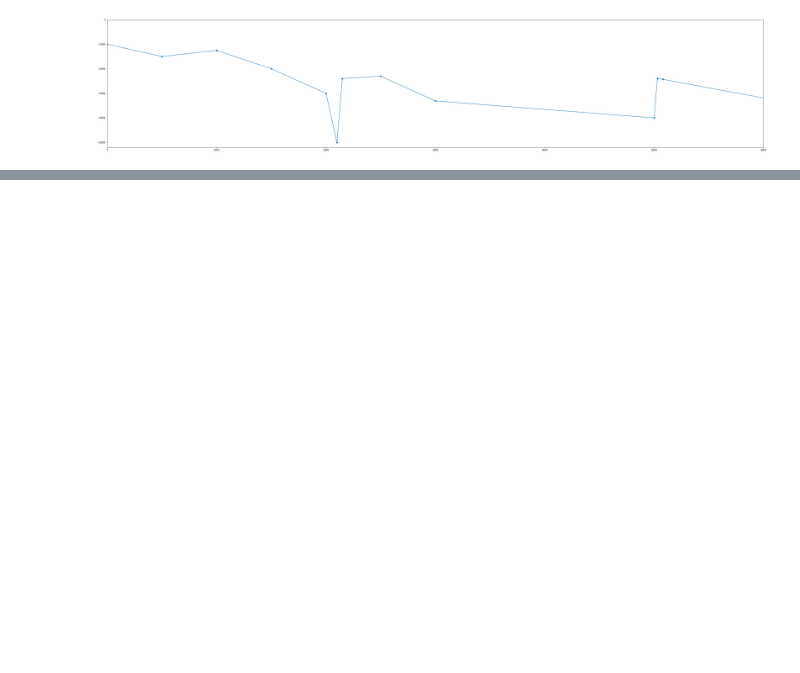
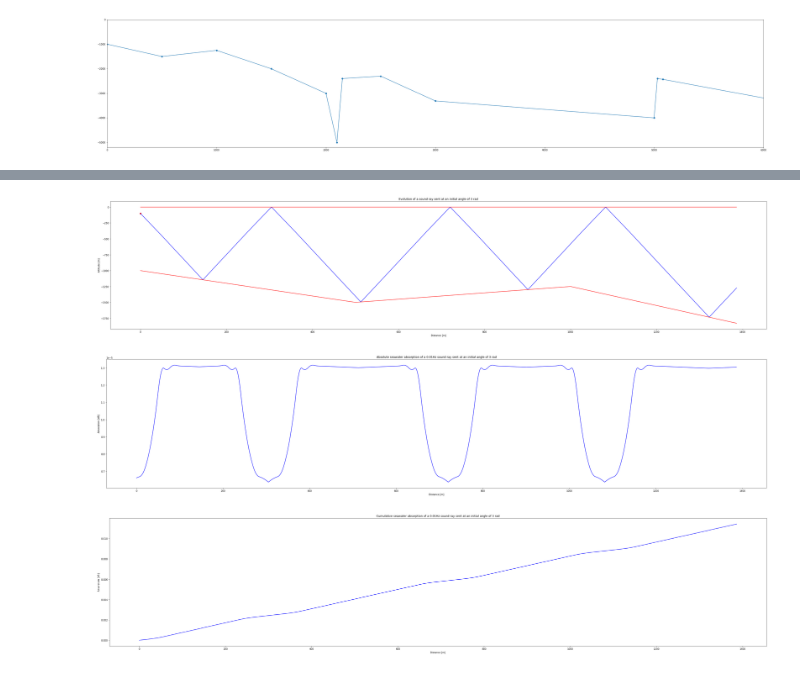
Before and after one commit to ahernot/data2021-bruits-mer, a Jupyter notebook: sound_propagation.ipynb, the cells around one changed output, grey strips where cells are left out. Drawn from its saved outputs; the diff is of its cells as text; code cells hidden in the pictures; blank space fills up the shorter version.

```diff
--- a/sound_propagation.ipynb
+++ b/sound_propagation.ipynb
@@ -222,0 +220,42 @@ plt.show()
+# %%
+from absorption import absorption
+
+x0 = 0
+z0 = -100
+theta_0 = 3
+X, Z = sound_curve(n_steps, step_z, x0, z0, theta_0, LIMIT_TOP, LIMIT_BOTTOM)
+
+f = 0.01  # in kHz
+pH = 8
+A = absorption(f, -0.001 * Z, calc_T(Z), S, 8)
+
+
+plt.figure(figsize=(50, 10))
+plt.plot(X, Z, c='blue')
+plt.scatter(x0, z0, c='red')
+plt.plot((X[0], X[-1]), (0, 0), c='red')
+plt.plot(X, LIMIT_BOTTOM(X), c='red')
+plt.title(f'Evolution of a sound ray sent at an initial angle of {theta_0} rad')
+plt.xlabel('Distance [m]')
+plt.ylabel('Altitude [m]')
+plt.show()
+
+plt.figure(figsize=(50, 10))
+plt.plot(X, A, c='blue')
+plt.title(f'Absolute seawater absorption of a {f}Hz sound ray sent at an initial angle of {theta_0} rad')
+plt.xlabel('Distance [m]')
+plt.ylabel('Absorption [dB]')
+plt.show()
+
+
+A_cum = np.cumsum(A)
+plt.figure(figsize=(50, 10))
+plt.plot(X, A_cum, c='blue')
+plt.title(f'Cumulative seawater absorption of a {f}Hz sound ray sent at an initial angle of {theta_0} rad')
+plt.xlabel('Distance [m]')
+plt.ylabel('Absorption [dB]')
+plt.show()
+# %% [output]
+[figure, added]
+[figure, added]
+[figure, added]
```
Also changed, not shown: parts of 6 cells of this notebook.
